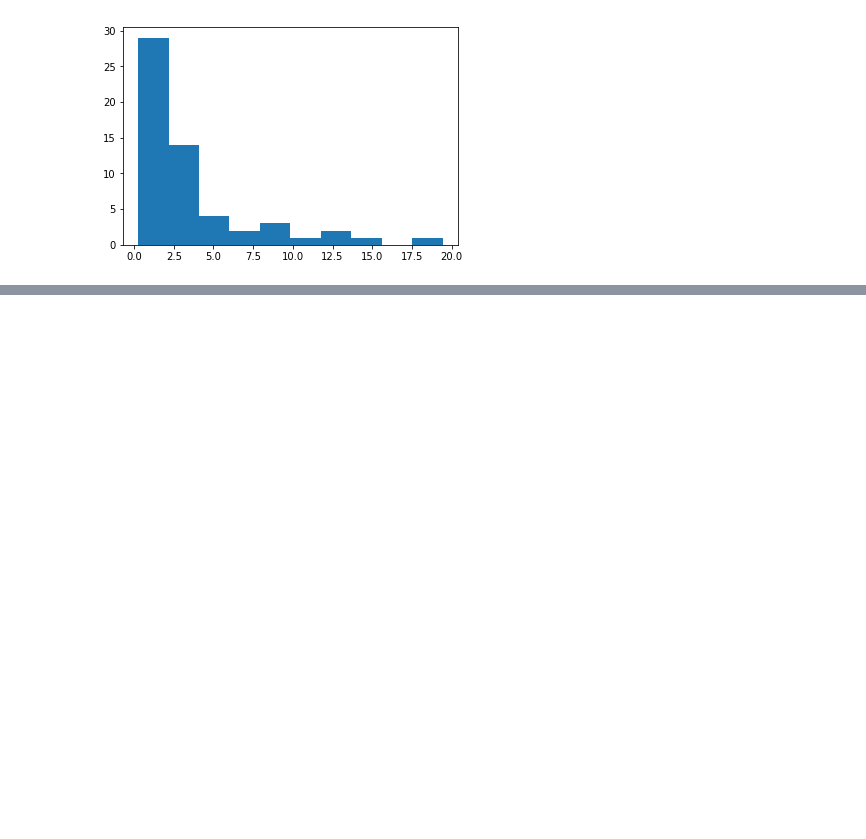
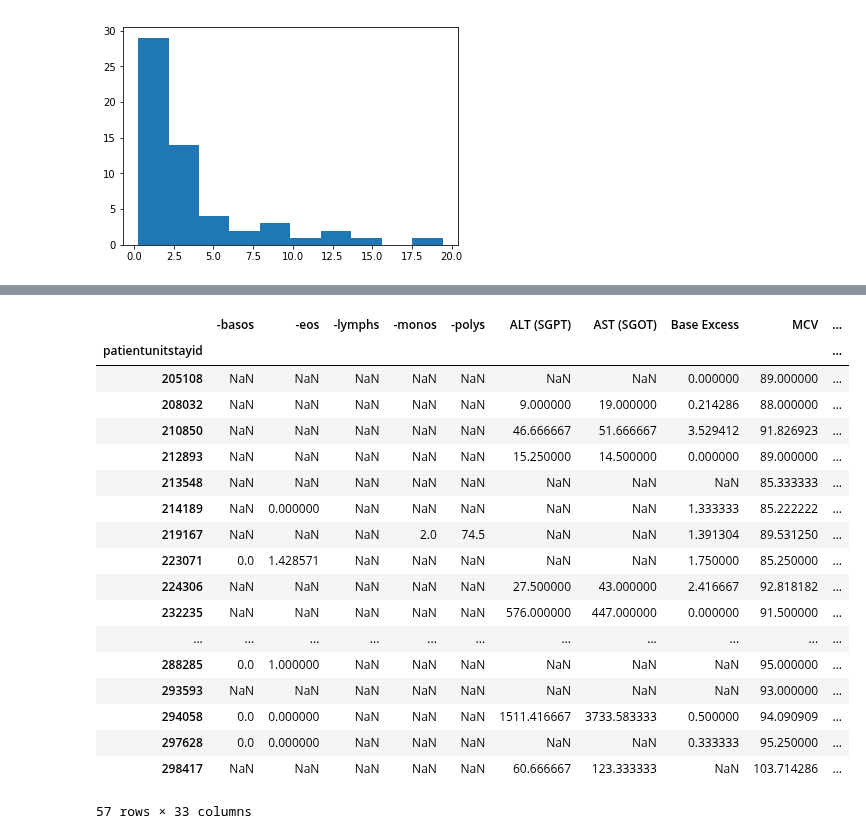
Before and after one commit to adit98/tbi, a Jupyter notebook: notebooks/MIMIC_Data_Processing.ipynb, the cells around one changed output, grey strips where cells are left out. Cells and saved outputs as stored; diff of their text form; code cells hidden in the pictures; blank space fills up the shorter version.

Commit message:
Added labs from chartevents table.

```diff
--- a/notebooks/MIMIC_Data_Processing.ipynb
+++ b/notebooks/MIMIC_Data_Processing.ipynb
@@ -807,0 +810,3 @@ print(los)
+# %%
+chartevents = pd.read_csv('../data/mimic/processed/ALPACA_CHARTEVENTS.csv')
+display(chartevents)
@@ -807,0 +827,5 @@ print(los)
+# %%
+chart_labels = list(chartevents['LABEL'].drop_duplicates())
+
+for i in chart_labels:
+    print(i)
@@ -807,0 +850,4 @@ print(los)
+# %%
+# chartevents.dropna(subset=["ICUSTAY_ID"], inplace=True)
+chartevents = chartevents.merge(icustays, on='ICUSTAY_ID').merge(patients, on='ICUSTAY_ID')
+display(chartevents)
@@ -807,0 +868,8 @@ print(los)
+# %%
+icustart = pd.DataFrame(chartevents['INTIME'].astype('datetime64'))
+datetimes = pd.DataFrame(chartevents['CHARTTIME'].astype('datetime64'))
+difftest = ((datetimes['CHARTTIME']-(icustart['INTIME'])).dt.seconds/60).astype(int)
+
+chartevents['offset'] = difftest
+chartevents = chartevents.sort_values(by=['ICUSTAY_ID', 'offset'])
+display(chartevents)
@@ -807,0 +946,43 @@ print(los)
+# %%
+lab_both = []
+for i in lab_feat:
+    if i in chartevents_new.columns:
+        lab_both.append(i)
+
+lab_both.insert(0,'ICUSTAY_ID')
+
+lab_final1 = chartevents_new[lab_both]
+
+lab_final1 = lab_final1.rename(columns={"ICUSTAY_ID": "patientunitstayid", "Basophils": "-basos",
+                                      "Eosinophils": "-eos", "Lymphs": "-lymphs",
+                                      "Monos": "-monos", "Polys": "-polys",
+                                      "Alanine Aminotransferase (ALT)": "ALT (SGPT)",
+                                      "Asparate Aminotransferase (AST)": "AST (SGOT)", "WBC": "WBC x 1000",
+                                      "Bicarbonate": "bicarbonate", "Chloride": "chloride", "Glucose": "glucose",
+                                      "Sodium": "sodium"})
+
+lab_final1 = pd.concat([lab_final, lab_final1])
+
+lab_final1 = lab_final1.groupby('patientunitstayid').mean()
+
+display(lab_final1)
+# %% [output]
+|  | -basos | -eos | -lymphs | -monos | -polys | ALT (SGPT) | AST (SGOT) | Base Excess | MCV | ... |
+| patientunitstayid |  |  |  |  |  |  |  |  |  | ... |
+| 205108 | NaN | NaN | NaN | NaN | NaN | NaN | NaN | 0.000000 | 89.000000 | ... |
+| 208032 | NaN | NaN | NaN | NaN | NaN | 9.000000 | 19.000000 | 0.214286 | 88.000000 | ... |
+| 210850 | NaN | NaN | NaN | NaN | NaN | 46.666667 | 51.666667 | 3.529412 | 91.826923 | ... |
+| 212893 | NaN | NaN | NaN | NaN | NaN | 15.250000 | 14.500000 | 0.000000 | 89.000000 | ... |
+| 213548 | NaN | NaN | NaN | NaN | NaN | NaN | NaN | NaN | 85.333333 | ... |
+| 214189 | NaN | 0.000000 | NaN | NaN | NaN | NaN | NaN | 1.333333 | 85.222222 | ... |
+| 219167 | NaN | NaN | NaN | 2.0 | 74.5 | NaN | NaN | 1.391304 | 89.531250 | ... |
+| 223071 | 0.0 | 1.428571 | NaN | NaN | NaN | NaN | NaN | 1.750000 | 85.250000 | ... |
+| 224306 | NaN | NaN | NaN | NaN | NaN | 27.500000 | 43.000000 | 2.416667 | 92.818182 | ... |
+| 232235 | NaN | NaN | NaN | NaN | NaN | 576.000000 | 447.000000 | 0.000000 | 91.500000 | ... |
+| ... | ... | ... | ... | ... | ... | ... | ... | ... | ... | ... |
+| 288285 | 0.0 | 1.000000 | NaN | NaN | NaN | NaN | NaN | NaN | 95.000000 | ... |
+| 293593 | NaN | NaN | NaN | NaN | NaN | NaN | NaN | NaN | 93.000000 | ... |
+| 294058 | 0.0 | 0.000000 | NaN | NaN | NaN | 1511.416667 | 3733.583333 | 0.500000 | 94.090909 | ... |
+| 297628 | 0.0 | 0.000000 | NaN | NaN | NaN | NaN | NaN | 0.333333 | 95.250000 | ... |
+| 298417 | NaN | NaN | NaN | NaN | NaN | 60.666667 | 123.333333 | NaN | 103.714286 | ... |
+57 rows × 33 columns
```
Also changed, not shown: parts of 7 cells of this notebook.
